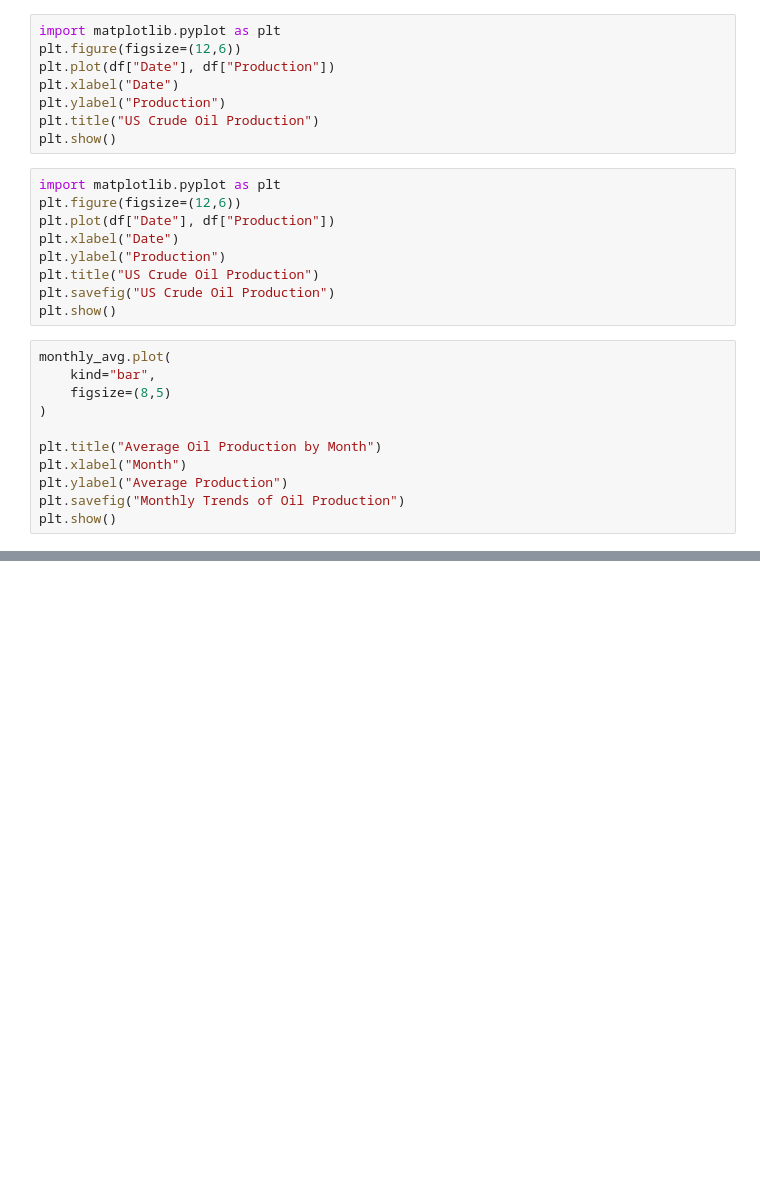
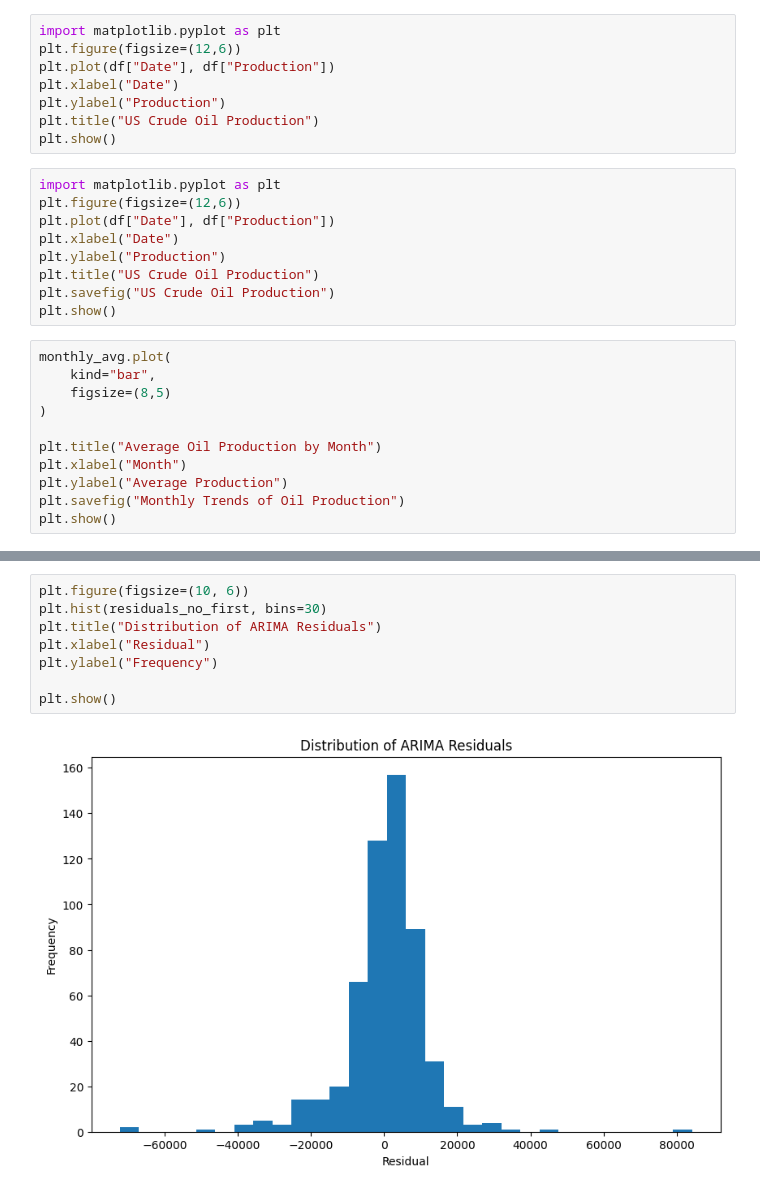
Before and after one commit to khushisingh1935-pixel/Crude-oil-availability, a Jupyter notebook: oil-forecasting.ipynb, the cells around one changed output, grey strips where cells are left out. Drawn from its saved outputs; the diff is of its cells as text; blank space fills up the shorter version.

```diff
--- a/oil-forecasting.ipynb
+++ b/oil-forecasting.ipynb
@@ -1664,0 +1659,10 @@ plt.show()
+# %%
+plt.figure(figsize=(10, 6))
+plt.hist(residuals_no_first, bins=30)
+plt.title("Distribution of ARIMA Residuals")
+plt.xlabel("Residual")
+plt.ylabel("Frequency")
+
+plt.show()
+# %% [output]
+[figure, added]
```
Also changed, not shown: parts of 108 cells of this notebook, 1 other file.
